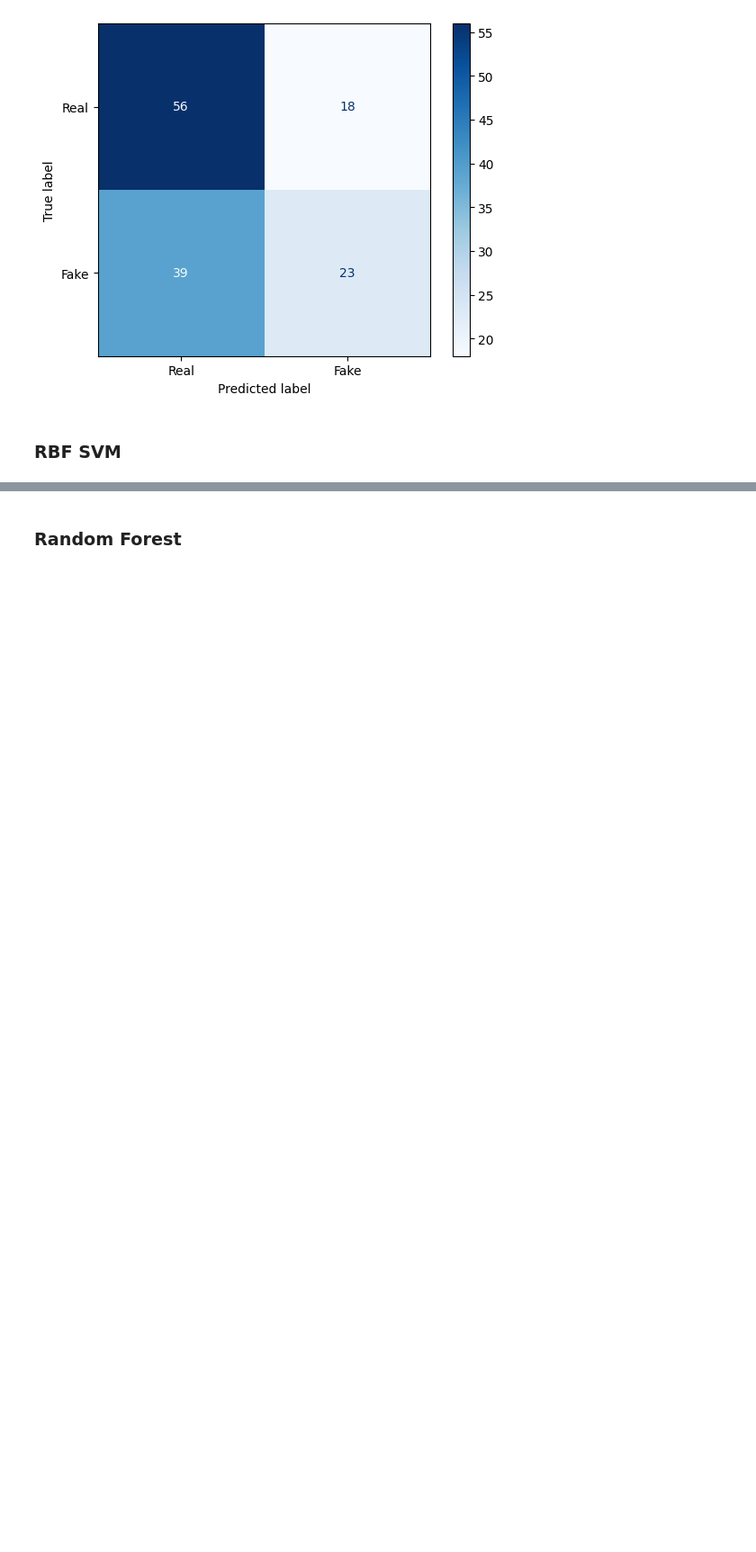
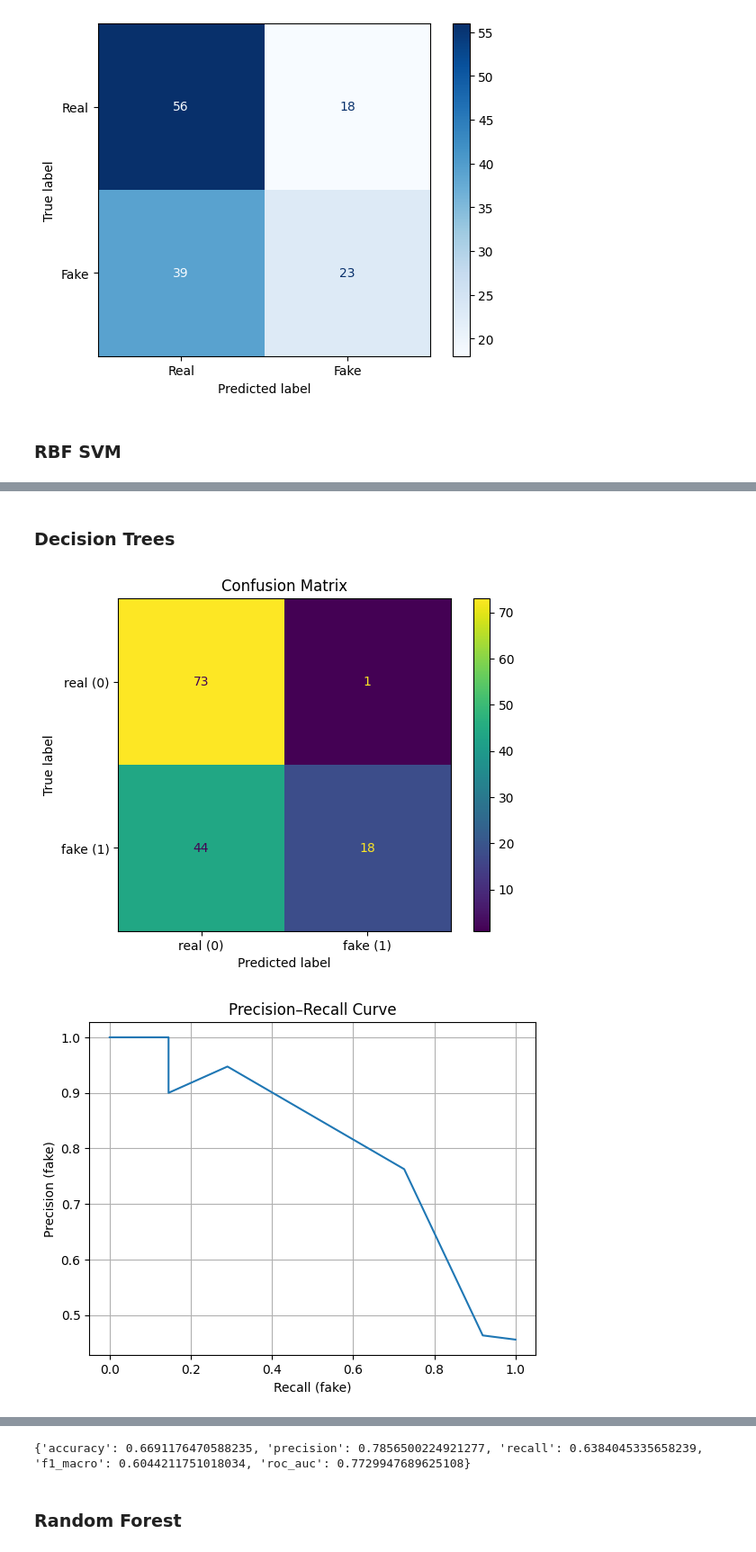
Before and after one commit to g-nazos/audio-deepfake-detection, a Jupyter notebook: notebooks/model_zero_shot_evaluation.ipynb, the cells around one changed output, grey strips where cells are left out. Shown at 90% size. Cells and saved outputs as stored; diff of their text form; code cells hidden in the pictures; blank space fills up the shorter version.

```diff
--- a/notebooks/model_zero_shot_evaluation.ipynb
+++ b/notebooks/model_zero_shot_evaluation.ipynb
@@ -158,0 +180,12 @@ print(metrics)
+# %% [markdown]
+### Decision Trees
+# %%
+best_model_path = os.path.join(FINAL_MODELS_PATH, 'Dtree','exp_20260207_210558', 'model.joblib')
+model = joblib.load(best_model_path)
+
+elev_test_data_path = os.path.join(ELEVEN_LABS_FEATURES_PATH, "eleven_labs_features_mean_20_128_256_128.parquet")
+metrics, metadata_extra = evaluate_model_on_parquet(model, elev_test_data_path, plots=True)
+print(metrics)
+# %% [output]
+[figure, added]
+[figure, added]
@@ -159,3 +193,4 @@ print(metrics)
+{'accuracy': 0.6691176470588235, 'precision': 0.7856500224921277, 'recall': 0.6384045335658239, 'f1_macro': 0.6044211751018034, 'roc_auc': 0.7729947689625108}
 # %% [markdown]
 ### Random Forest
 # %%
```
Also changed, not shown: parts of 13 cells of this notebook.
